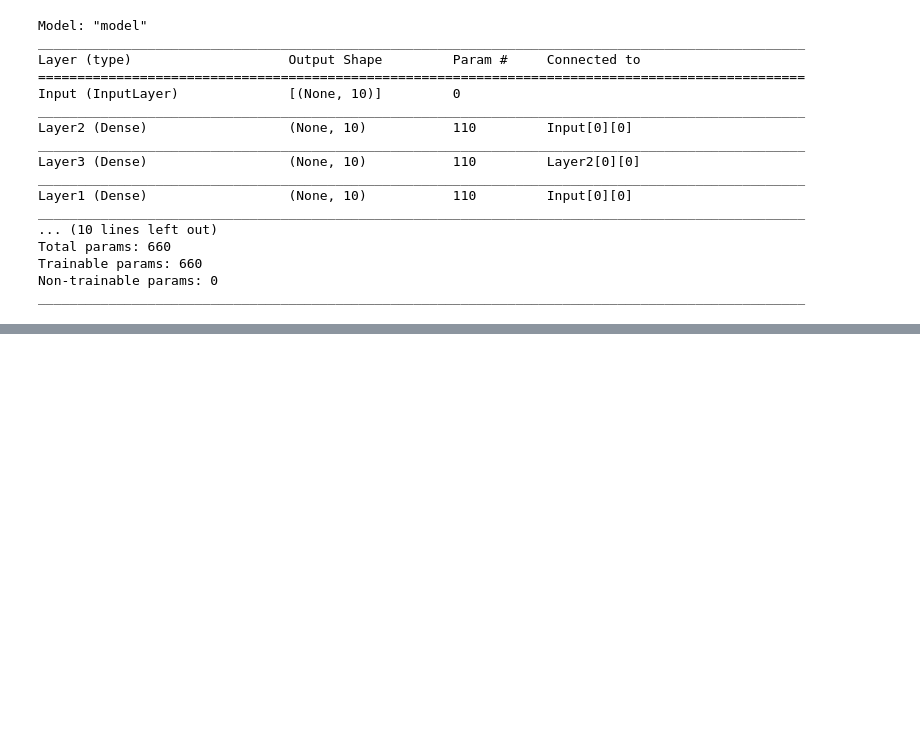
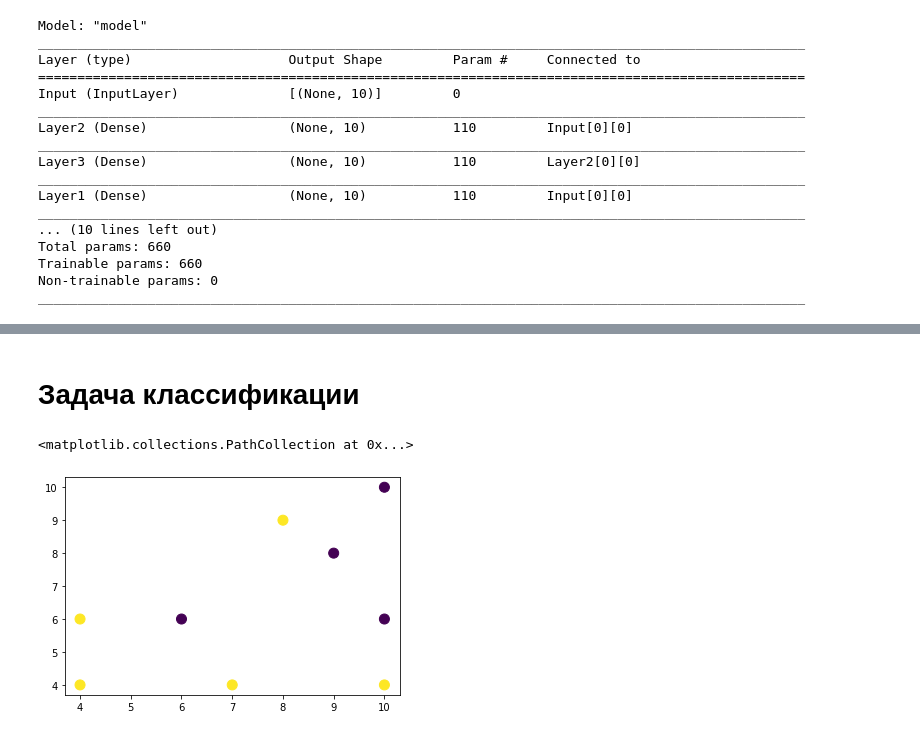
Before and after one commit to MagicMoleMM/ML, a Jupyter notebook: TF_3.ipynb, the cells around one changed output, grey strips where cells are left out. Saved outputs shown, nothing was run; the diff lists cells and outputs as text; code cells hidden in the pictures; blank space fills up the shorter version.

```diff
--- a/TF_3.ipynb
+++ b/TF_3.ipynb
@@ -141,0 +227,10 @@ ________________________________________________________________________________
+# %% [markdown]
+# Задача классификации
+# %%
+X = np.array([[10,6],[7,4],[6,6],[9,8],[10,10],[10,4],[4,4],[4,6],[8,9]])
+y = np.array([0,1,0,0,0,1,1,1,1])
+X[:,1]
+plt.scatter(X[:,0],X[:,1],s=100, marker='o', c=y)
+# %% [output]
+<matplotlib.collections.PathCollection at 0x...>
+[figure, added]
```
Also changed, not shown: parts of 46 cells of this notebook.
